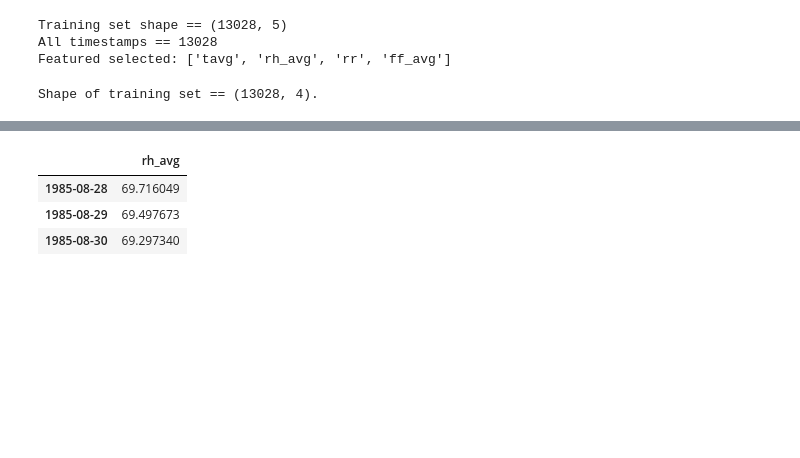
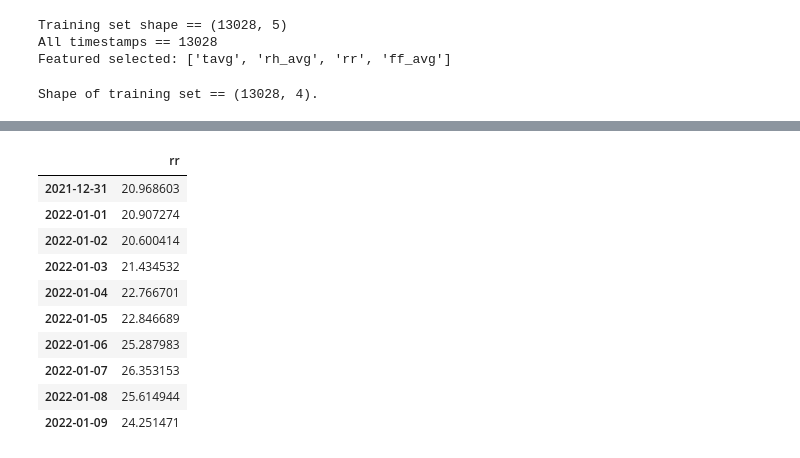
Before and after one commit to edosulai/SKRIPSI-LONG-SHORT-TERM-MEMORY, a Jupyter notebook: Jupyter Notebook/Testing Proyeksi Keras.ipynb, the cells around one changed output, grey strips where cells are left out. Saved outputs shown, nothing was run; the diff lists cells and outputs as text; code cells hidden in the pictures; blank space fills up the shorter version.

```diff
--- a/Jupyter Notebook/Testing Proyeksi Keras.ipynb
+++ b/Jupyter Notebook/Testing Proyeksi Keras.ipynb
@@ -59,7 +58,7 @@ dataset_train = pd.read_csv('../Assets/Data/1985-2021.csv', usecols=usecols).rep
 # dataset_train = pd.read_csv('../Assets/Data/GOOG.csv')
 
 datelist_train = list(dataset_train[config.time_col])
-datelist_train = [dt.datetime.strptime(date, '%Y-%m-%d').date() for date in datelist_train]
+datelist_train = [datetime.strptime(date, '%Y-%m-%d').date() for date in datelist_train]
 
 print('Training set shape == {}'.format(dataset_train.shape))
 print('All timestamps == {}'.format(len(datelist_train)))
@@ -88,5 +87,5 @@ sc = MinMaxScaler()
 training_set_scaled = sc.fit_transform(training_set)
 
 sc_predict = MinMaxScaler()
-sc_predict.fit_transform(training_set[:, 0:1])
+sc_predict.fit_transform(training_set[:, 2:3])
 # %% [output]
@@ -107,7 +106,7 @@ n_past = config.seq_len     # Number of past days we want to use to predict the
 
 for i in range(n_past, len(training_set_scaled) - n_future +1):
     X_train.append(training_set_scaled[i - n_past:i, 0:dataset_train.shape[1] - 1])
-    y_train.append(training_set_scaled[i + n_future - 1:i + n_future, 0])
+    y_train.append(training_set_scaled[i + n_future - 1:i + n_future, 2])
 
 X_train, y_train = np.array(X_train), np.array(y_train)
 
@@ -136,10 +129,11 @@ model.compile(optimizer = adam_v2.Adam(learning_rate=config.learning_rate), loss
 %%time
 es = EarlyStopping(monitor='val_loss', min_delta=1e-10, patience=10, verbose=1)
 rlr = ReduceLROnPlateau(monitor='val_loss', factor=0.5, patience=10, verbose=1)
-mcp = ModelCheckpoint(filepath='weights.h5', monitor='val_loss', verbose=1, save_best_only=True, save_weights_only=True)
+# mcp = ModelCheckpoint(filepath='weights.h5', monitor='val_loss', verbose=1, save_best_only=True, save_weights_only=True)
+# tb = TensorBoard('logs')
+# callbacks = [es, rlr, mcp, tb]
+callbacks = [es, rlr]
 
-tb = TensorBoard('logs')
-
-history = model.fit(X_train, y_train, shuffle=True, epochs=config.max_epochs, callbacks=[es, rlr, mcp, tb], validation_split=config.validation_split, verbose=1, batch_size=config.batch_size)
+history = model.fit(X_train, y_train, shuffle=config.suffle, epochs=config.max_epochs, callbacks=callbacks, validation_split=config.validation_split, verbose=1, batch_size=config.batch_size)
 # %% [output]
 Epoch 1/30
@@ -179,29 +199,36 @@ predictions_train = model.predict(X_train[n_past:])
 # %%
 # Inverse the predictions to original measurements
 
 # ---> Special function: convert <datetime.date> to <Timestamp>
 def datetime_to_timestamp(x):
     '''
         x : a given datetime value (datetime.date)
     '''
     return datetime.strptime(x.strftime('%Y%m%d'), '%Y%m%d')
 
 
 y_pred_future = sc_predict.inverse_transform(predictions_future)
 y_pred_train = sc_predict.inverse_transform(predictions_train)
 
 PREDICTIONS_FUTURE = pd.DataFrame(y_pred_future, columns=[config.prediction_col]).set_index(pd.Series(datelist_future))
 PREDICTION_TRAIN = pd.DataFrame(y_pred_train, columns=[config.prediction_col]).set_index(pd.Series(datelist_train[2 * n_past + n_future -1:]))
 
 # Convert <datetime.date> to <Timestamp> for PREDCITION_TRAIN
 PREDICTION_TRAIN.index = PREDICTION_TRAIN.index.to_series().apply(datetime_to_timestamp)
 
-PREDICTION_TRAIN.head(3)
+PREDICTIONS_FUTURE
 # %% [output]
-|  | rh_avg |
-| 1985-08-28 | 69.716049 |
-| 1985-08-29 | 69.497673 |
-| 1985-08-30 | 69.297340 |
+|  | rr |
+| 2021-12-31 | 20.968603 |
+| 2022-01-01 | 20.907274 |
+| 2022-01-02 | 20.600414 |
+| 2022-01-03 | 21.434532 |
+| 2022-01-04 | 22.766701 |
+| 2022-01-05 | 22.846689 |
+| 2022-01-06 | 25.287983 |
+| 2022-01-07 | 26.353153 |
+| 2022-01-08 | 25.614944 |
+| 2022-01-09 | 24.251471 |
 # %%
 # Parse training set timestamp for better visualization
 dataset_train = pd.DataFrame(dataset_train, columns=columns_train)
```
Also changed, not shown: parts of 11 cells of this notebook, 17 other files.
